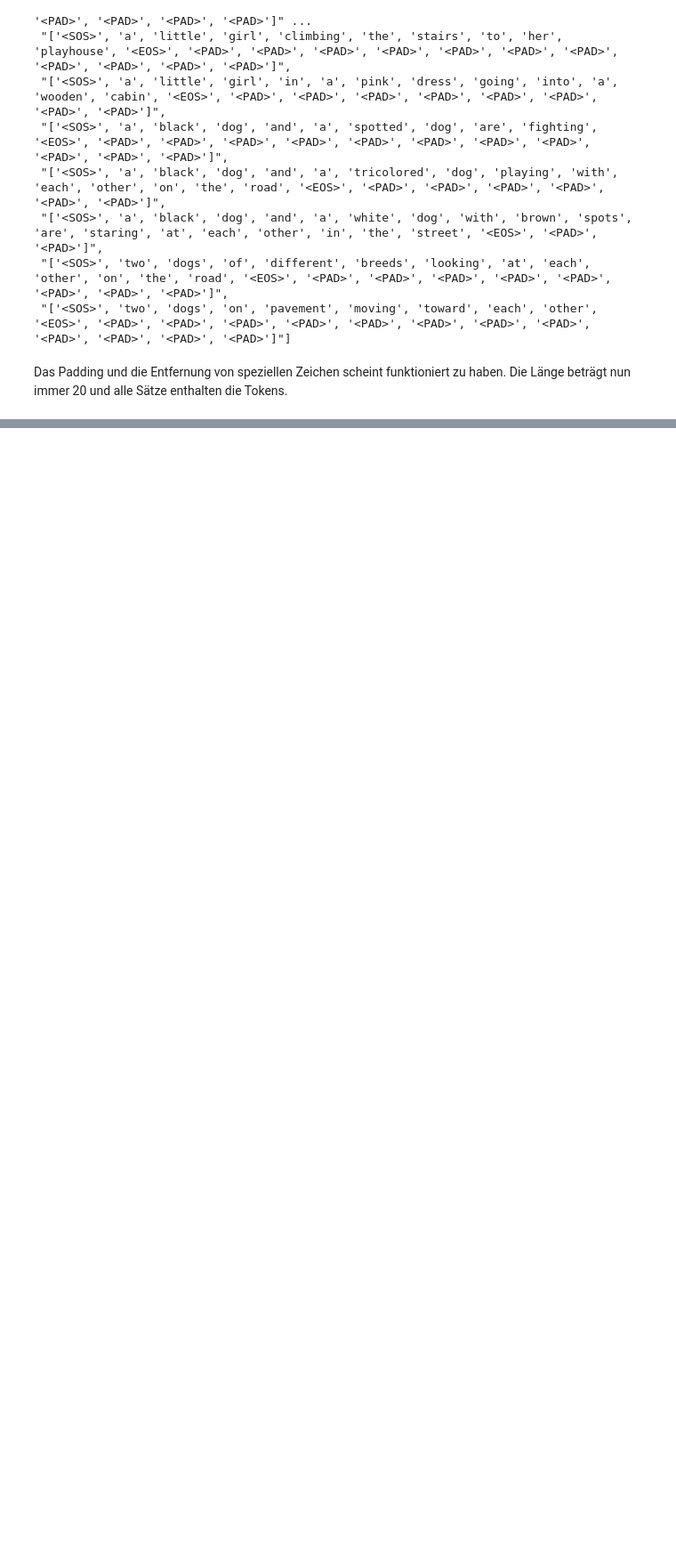
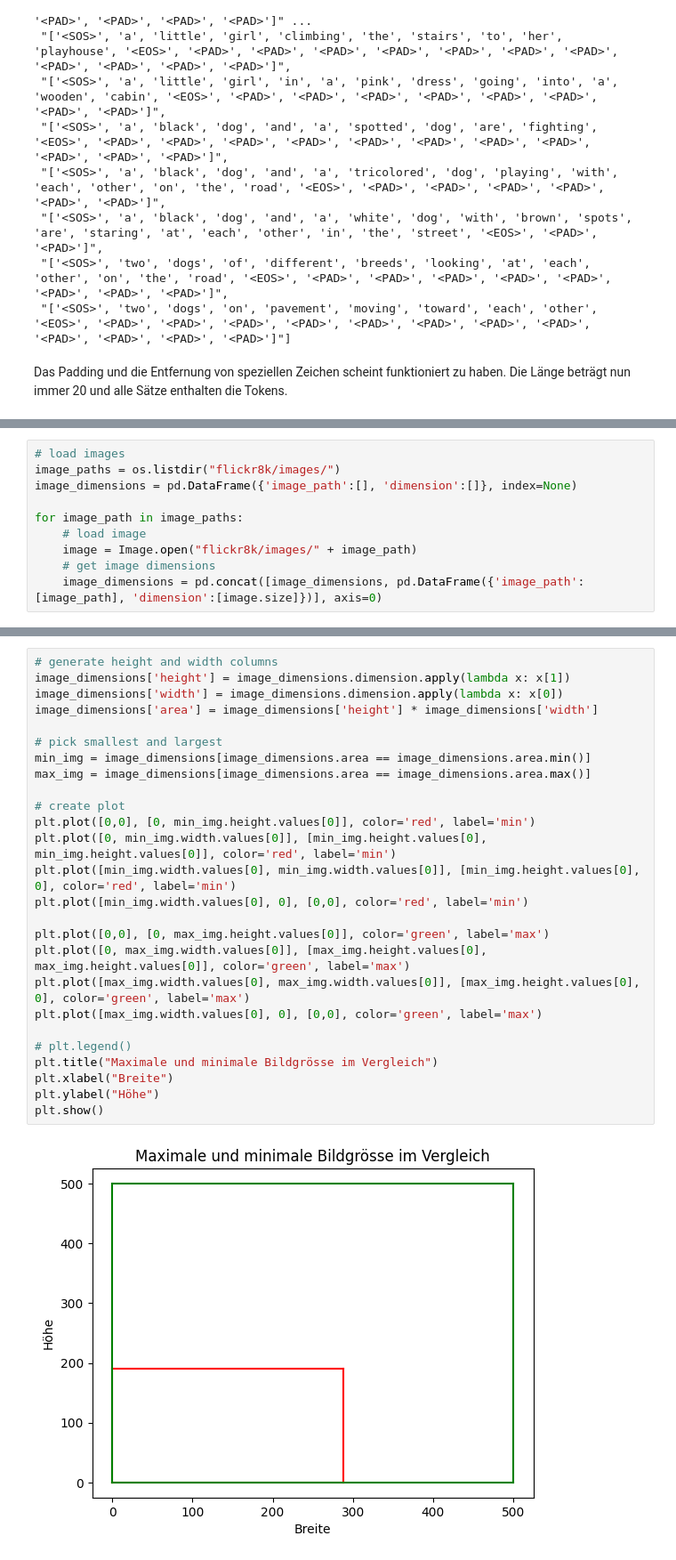
Before and after one commit to ronnyfhnw/del-image-captioning, a Jupyter notebook: eda.ipynb, the cells around one changed output, grey strips where cells are left out. Shown at 89% size. Drawn from its saved outputs; the diff is of its cells as text; blank space fills up the shorter version.

Commit message:
preprocessing of text & images

```diff
--- a/eda.ipynb
+++ b/eda.ipynb
@@ -288,0 +280,10 @@ tensor(533)
+# %%
+# load images
+image_paths = os.listdir("flickr8k/images/")
+image_dimensions = pd.DataFrame({'image_path':[], 'dimension':[]}, index=None)
+
+for image_path in image_paths:
+    # load image
+    image = Image.open("flickr8k/images/" + image_path)
+    # get image dimensions
+    image_dimensions = pd.concat([image_dimensions, pd.DataFrame({'image_path':[image_path], 'dimension':[image.size]})], axis=0)
@@ -288,0 +292,28 @@ tensor(533)
+# %%
+# generate height and width columns
+image_dimensions['height'] = image_dimensions.dimension.apply(lambda x: x[1])
+image_dimensions['width'] = image_dimensions.dimension.apply(lambda x: x[0])
+image_dimensions['area'] = image_dimensions['height'] * image_dimensions['width']
+
+# pick smallest and largest
+min_img = image_dimensions[image_dimensions.area == image_dimensions.area.min()]
+max_img = image_dimensions[image_dimensions.area == image_dimensions.area.max()]
+
+# create plot
+plt.plot([0,0], [0, min_img.height.values[0]], color='red', label='min')
+plt.plot([0, min_img.width.values[0]], [min_img.height.values[0], min_img.height.values[0]], color='red', label='min')
+plt.plot([min_img.width.values[0], min_img.width.values[0]], [min_img.height.values[0], 0], color='red', label='min')
+plt.plot([min_img.width.values[0], 0], [0,0], color='red', label='min')
+
+plt.plot([0,0], [0, max_img.height.values[0]], color='green', label='max')
+plt.plot([0, max_img.width.values[0]], [max_img.height.values[0], max_img.height.values[0]], color='green', label='max')
+plt.plot([max_img.width.values[0], max_img.width.values[0]], [max_img.height.values[0], 0], color='green', label='max')
+plt.plot([max_img.width.values[0], 0], [0,0], color='green', label='max')
+
+# plt.legend()
+plt.title("Maximale und minimale Bildgrösse im Vergleich")
+plt.xlabel("Breite")
+plt.ylabel("Höhe")
+plt.show()
+# %% [output]
+[figure, added]
```
Also changed, not shown: parts of 31 cells of this notebook, 2 other files.
